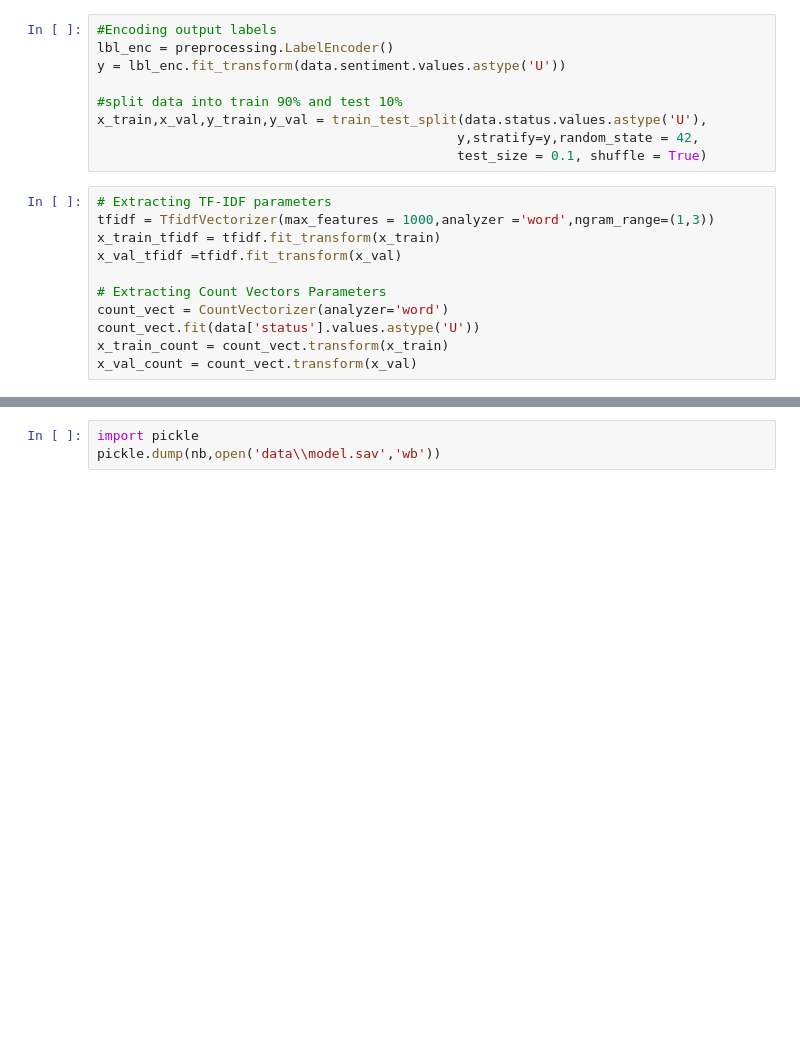
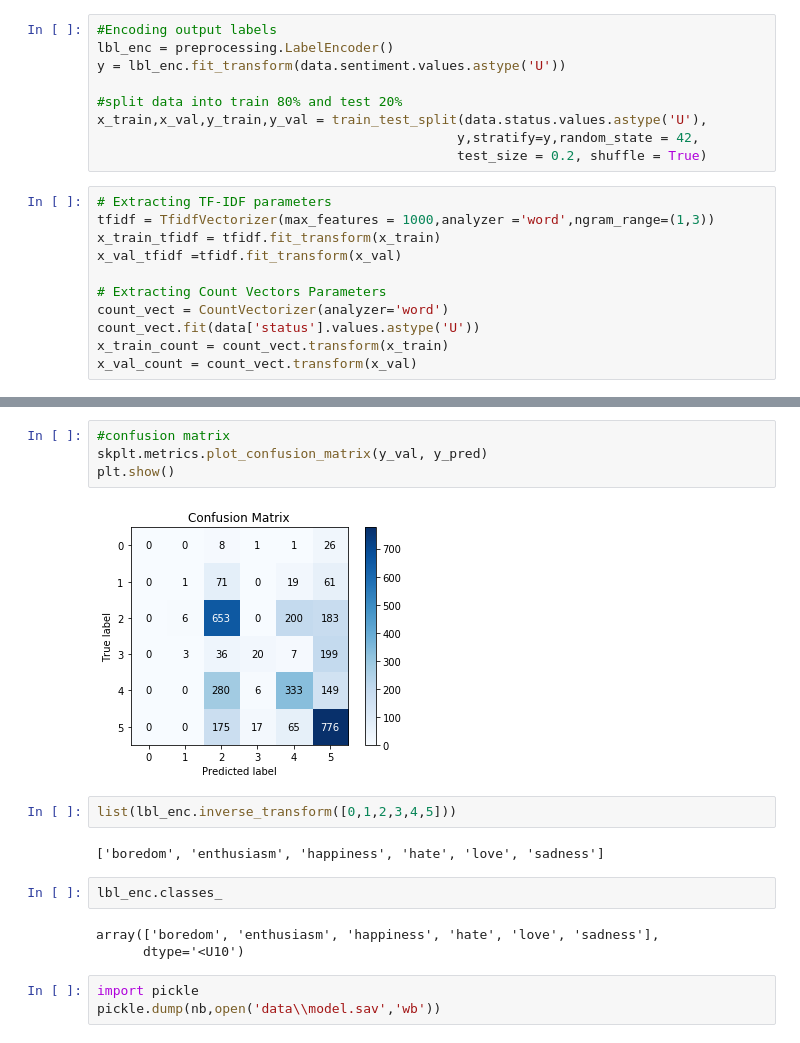
Before and after one commit to l5ve/Emotion-Analysis, a Jupyter notebook: User Emotion/Main.ipynb, the cells around one changed output, grey strips where cells are left out. Drawn from its saved outputs; the diff is of its cells as text; blank space fills up the shorter version.

```diff
--- a/User Emotion/Main.ipynb
+++ b/User Emotion/Main.ipynb
@@ -161,10 +173,10 @@ data
 lbl_enc = preprocessing.LabelEncoder()
 y = lbl_enc.fit_transform(data.sentiment.values.astype('U'))
 
-#split data into train 90% and test 10%
+#split data into train 80% and test 20%
 x_train,x_val,y_train,y_val = train_test_split(data.status.values.astype('U'),
                                               y,stratify=y,random_state = 42,
-                                              test_size = 0.1, shuffle = True)
+                                              test_size = 0.2, shuffle = True)
 # %%
 # Extracting TF-IDF parameters
 tfidf = TfidfVectorizer(max_features = 1000,analyzer ='word',ngram_range=(1,3))
@@ -188,3 +218,18 @@ Accuracy 0.5363260484347312
+# %%
+#confusion matrix
+skplt.metrics.plot_confusion_matrix(y_val, y_pred)
+plt.show()
+# %% [output]
+[figure, added]
+# %%
+list(lbl_enc.inverse_transform([0,1,2,3,4,5]))
+# %% [output]
+['boredom', 'enthusiasm', 'happiness', 'hate', 'love', 'sadness']
+# %%
+lbl_enc.classes_
+# %% [output]
+array(['boredom', 'enthusiasm', 'happiness', 'hate', 'love', 'sadness'],
+      dtype='<U10')
 # %%
 import pickle
 pickle.dump(nb,open('data\\model.sav','wb'))
```
Also changed, not shown: parts of 16 cells of this notebook.
